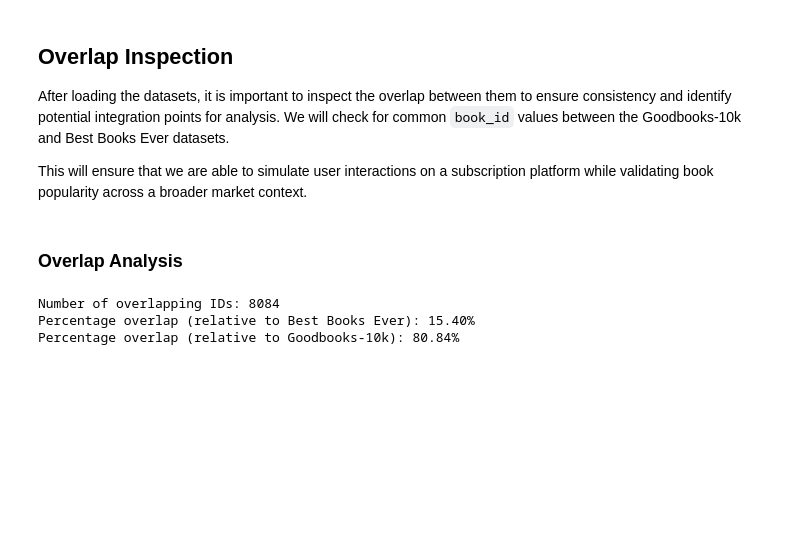
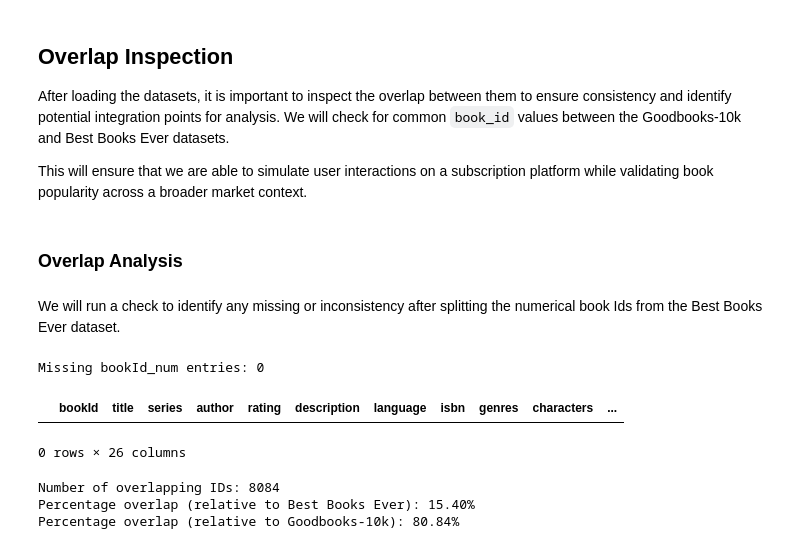
Before and after one commit to larevolucia/bookwise-analytics, a Jupyter notebook: notebooks/01_Data_Colletion.ipynb, the cells around one changed output. Drawn from its saved outputs; the diff is of its cells as text; code cells hidden in the pictures; blank space fills up the shorter version.

Commit message:
chore: add validation step to verify bookId_num extraction completeness
Included code to count and inspect missing bookId_num values in 01_Data_Collection.ipynb.
This ensures verification that null entries reduced from ~1400 to zero after regex fix,
supporting data integrity and reproducibility.

```diff
--- a/notebooks/01_Data_Colletion.ipynb
+++ b/notebooks/01_Data_Colletion.ipynb
@@ -249,6 +249,22 @@ bbe['bookId_num'] = (
     .str.extract(r'^(\d+)')    # Extract leading digits whether or not followed by '.' or '-'
     .astype(float)
 )
+# %% [markdown]
+We will run a check to identify any missing or inconsistency after splitting the numerical book Ids from the Best Books Ever dataset.
+# %%
+# Count missing values
+missing_count = bbe['bookId_num'].isnull().sum()
+print(f"Missing bookId_num entries: {missing_count}")
+
+# Display all rows where bookId_num is null
+bbe_missing_bookId_num = bbe[bbe['bookId_num'].isnull()]
+
+# Inspect them
+bbe_missing_bookId_num.head()
+# %% [output]
+Missing bookId_num entries: 0
+|  | bookId | title | series | author | rating | description | language | isbn | genres | characters | ... |
+0 rows × 26 columns
 # %%
 # Ensure consistent numeric data types for key identifier columns in both datasets
 bbe['bookId_num'] = bbe['bookId_num'].astype(float)
```
